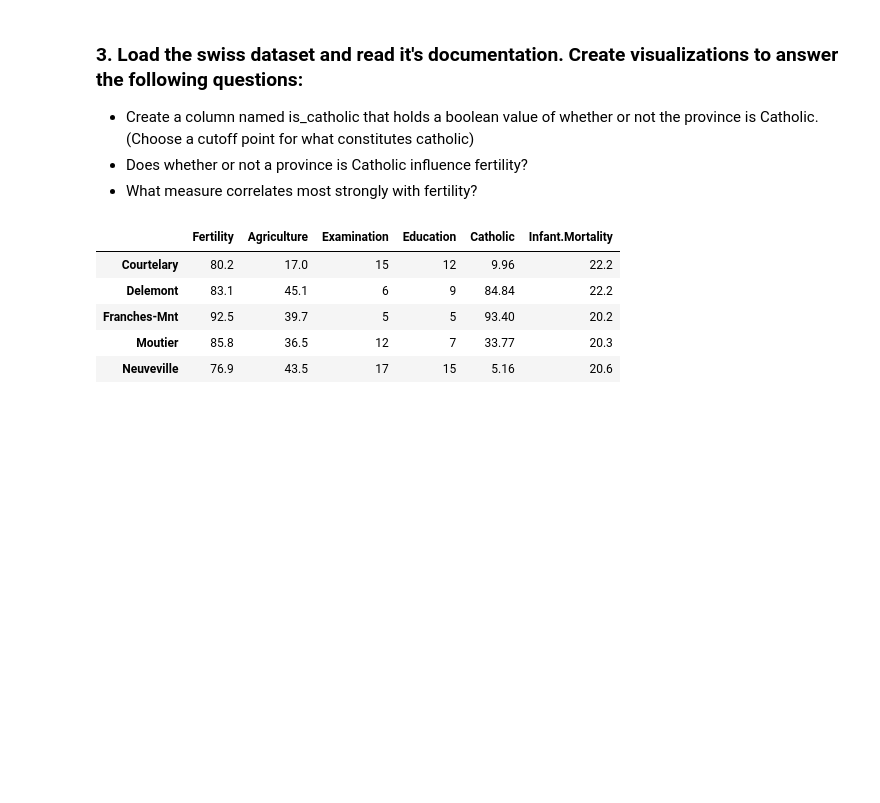
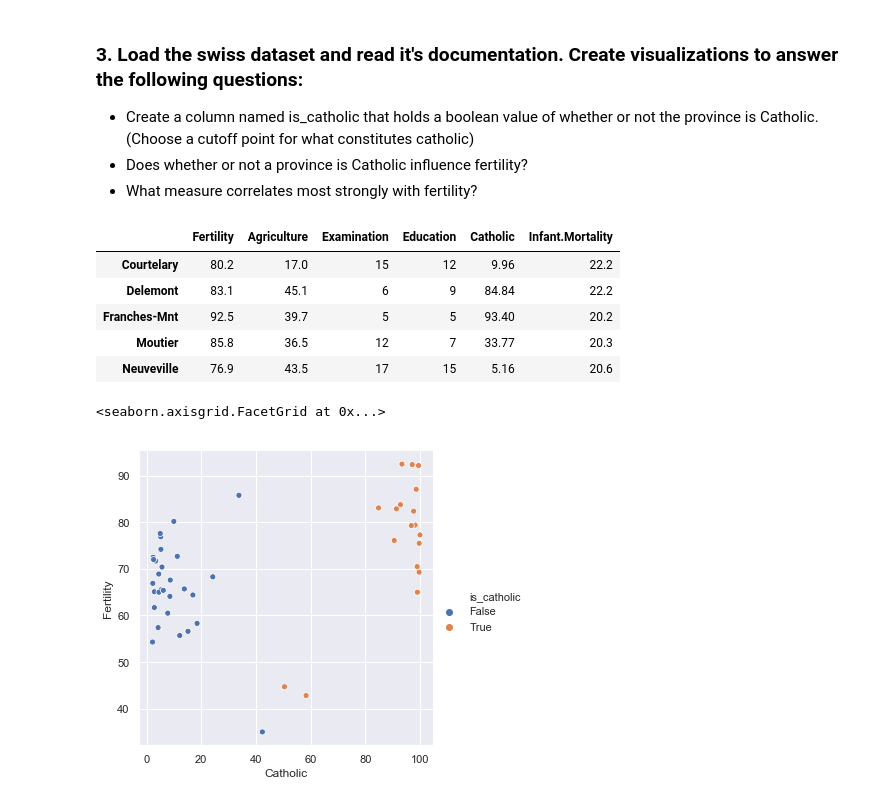
Before and after one commit to escalante-eric/python-exercises, a Jupyter notebook: 4.9_seaborn_exercises.ipynb, the cells around one changed output. Saved outputs shown, nothing was run; the diff lists cells and outputs as text; code cells hidden in the pictures; blank space fills up the shorter version.

Commit message:
seaborn exercises continued

```diff
--- a/4.9_seaborn_exercises.ipynb
+++ b/4.9_seaborn_exercises.ipynb
@@ -97,3 +101,10 @@ swiss.head()
 | Franches-Mnt | 92.5 | 39.7 | 5 | 5 | 93.40 | 20.2 |
 | Moutier | 85.8 | 36.5 | 12 | 7 | 33.77 | 20.3 |
 | Neuveville | 76.9 | 43.5 | 17 | 15 | 5.16 | 20.6 |
+# %%
+swiss['is_catholic'] = swiss.Catholic > 50
+# %%
+sns.relplot(data=swiss, x='Catholic', y='Fertility',hue='is_catholic')
+# %% [output]
+<seaborn.axisgrid.FacetGrid at 0x...>
+[figure, added]
```
Also changed, not shown: parts of 7 cells of this notebook.
